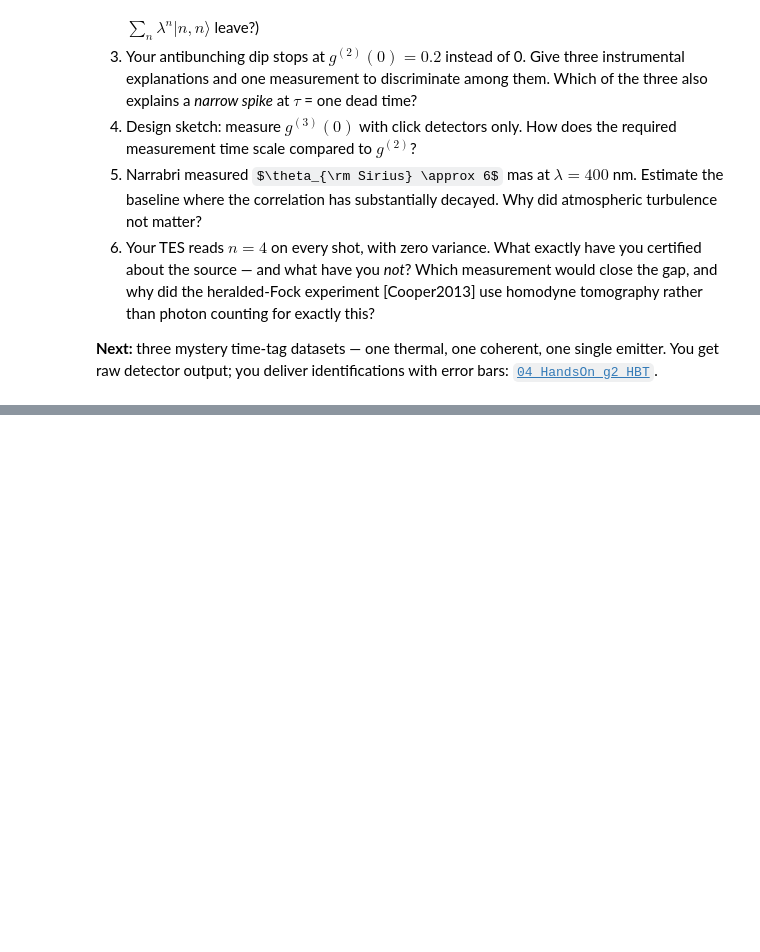
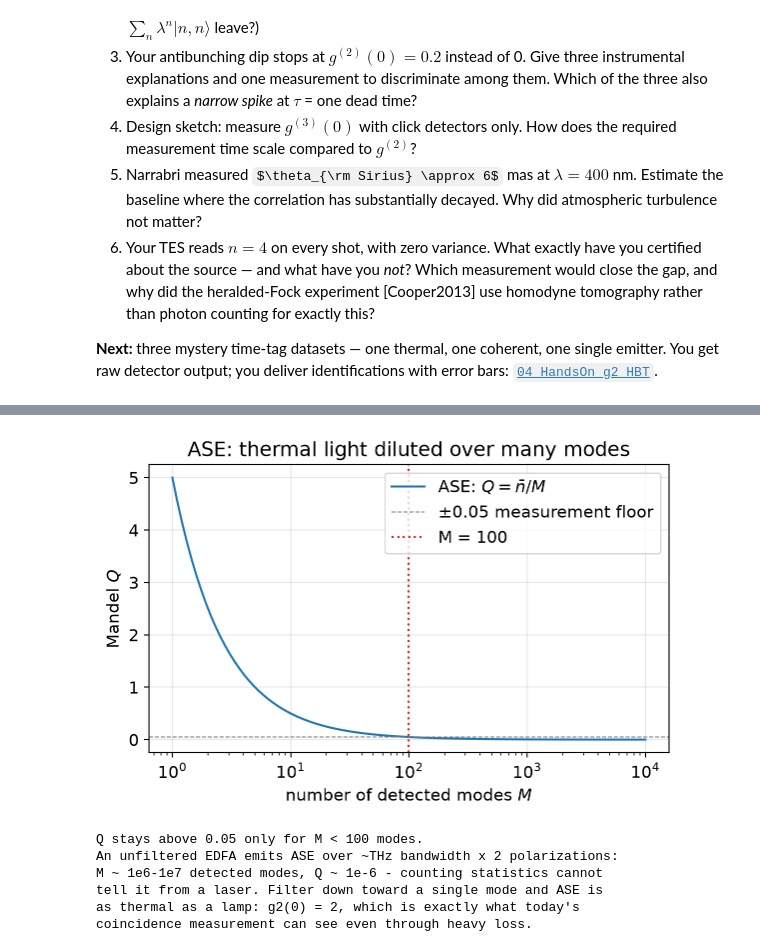
Before and after one commit to CodeJVG/CountingPhotons, a Jupyter notebook: lectures/03_Correlations_Generation_Detection.ipynb, the cells around one changed output, grey strips where cells are left out. Drawn from its saved outputs; the diff is of its cells as text; code cells hidden in the pictures; some formulas as TeX source; blank space fills up the shorter version.

```diff
--- a/lectures/03_Correlations_Generation_Detection.ipynb
+++ b/lectures/03_Correlations_Generation_Detection.ipynb
@@ -544,0 +611,31 @@ Note the fingerprints survive the distortion: the thermal $C(k)$ still peaks at
+# %%
+# Solution - Take-home, part 4 (ASE)
+nbar = 5.0
+M_ax = np.logspace(0, 4, 100)          # number of detected modes
+
+plt.semilogx(M_ax, nbar / M_ax, label=r"ASE: $Q = \bar{n}/M$")
+plt.axhline(0.05, color="gray", ls="--", lw=0.8,
+            label=r"$\pm 0.05$ measurement floor")
+plt.axvline(nbar / 0.05, color="tab:red", ls=":",
+            label=f"M = {nbar/0.05:.0f}")
+plt.xlabel("number of detected modes $M$")
+plt.ylabel("Mandel $Q$")
+plt.title("ASE: thermal light diluted over many modes")
+plt.legend()
+plt.tight_layout()
+plt.show()
+
+print(f"Q stays above 0.05 only for M < {nbar/0.05:.0f} modes.")
+print("An unfiltered EDFA emits ASE over ~THz bandwidth x 2 polarizations:")
+print("M ~ 1e6-1e7 detected modes, Q ~ 1e-6 - counting statistics cannot")
+print("tell it from a laser. Filter down toward a single mode and ASE is")
+print("as thermal as a lamp: g2(0) = 2, which is exactly what today's")
+print("coincidence measurement can see even through heavy loss.")
+# %% [output]
+[figure, added]
+Q stays above 0.05 only for M < 100 modes.
+An unfiltered EDFA emits ASE over ~THz bandwidth x 2 polarizations:
+M ~ 1e6-1e7 detected modes, Q ~ 1e-6 - counting statistics cannot
+tell it from a laser. Filter down toward a single mode and ASE is
+as thermal as a lamp: g2(0) = 2, which is exactly what today's
+coincidence measurement can see even through heavy loss.
```
Also changed, not shown: parts of 6 cells of this notebook, 6 other files.
